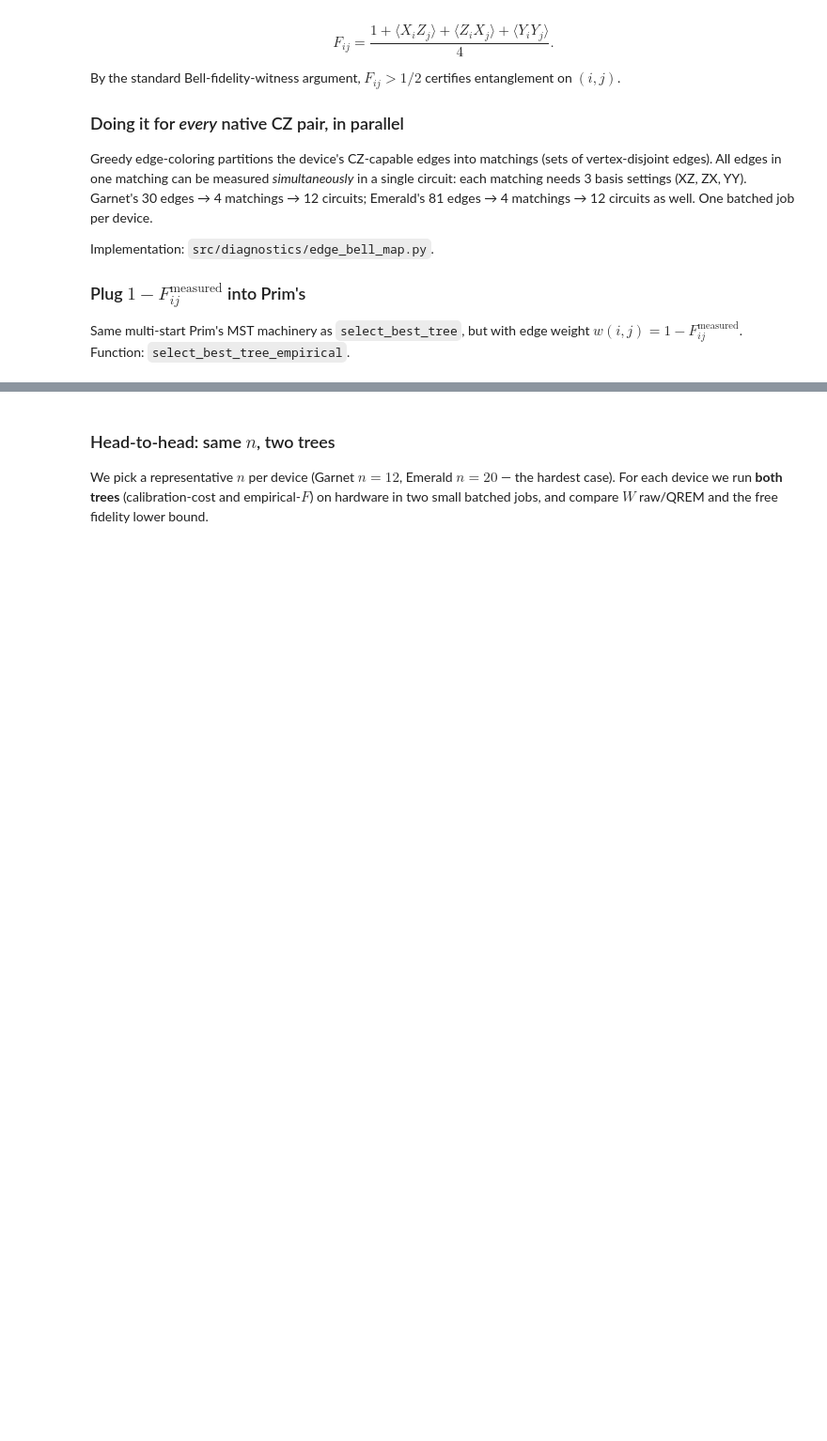
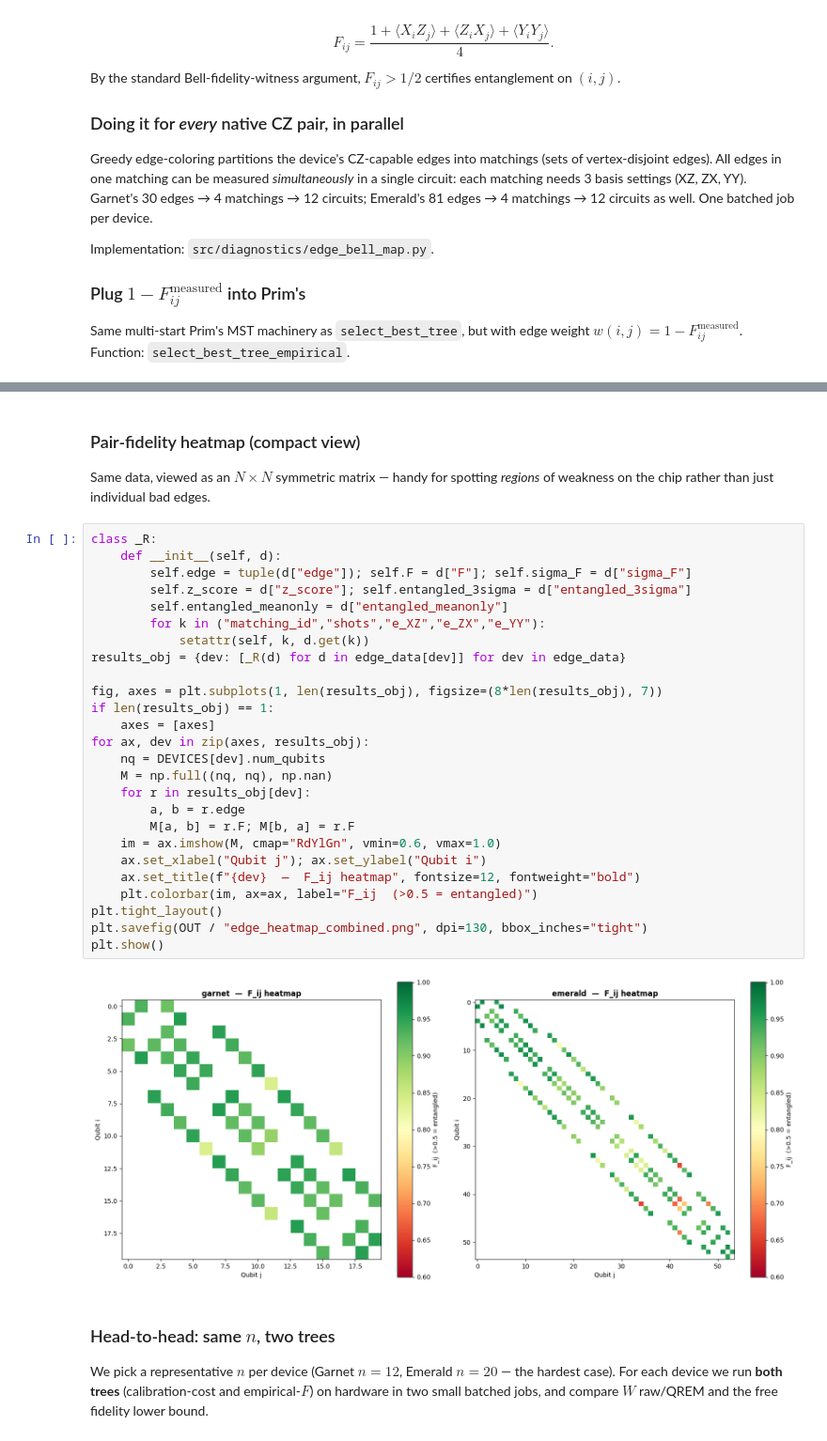
Before and after one commit to GrigoVyd/iqm_qte, a Jupyter notebook: experiments/witness_my_entanglement.ipynb, the cells around one changed output, grey strips where cells are left out. Shown at 94% size. Cells and saved outputs as stored; diff of their text form; blank space fills up the shorter version.

```diff
--- a/experiments/witness_my_entanglement.ipynb
+++ b/experiments/witness_my_entanglement.ipynb
@@ -919,3 +936,36 @@ loaded: ['garnet', 'emerald']
+# %% [markdown]
+### Pair-fidelity heatmap (compact view)
+
+Same data, viewed as an $N\times N$ symmetric matrix — handy for spotting
+*regions* of weakness on the chip rather than just individual bad edges.
+# %%
+class _R:
+    def __init__(self, d):
+        self.edge = tuple(d["edge"]); self.F = d["F"]; self.sigma_F = d["sigma_F"]
+        self.z_score = d["z_score"]; self.entangled_3sigma = d["entangled_3sigma"]
+        self.entangled_meanonly = d["entangled_meanonly"]
+        for k in ("matching_id","shots","e_XZ","e_ZX","e_YY"):
+            setattr(self, k, d.get(k))
+results_obj = {dev: [_R(d) for d in edge_data[dev]] for dev in edge_data}
+
+fig, axes = plt.subplots(1, len(results_obj), figsize=(8*len(results_obj), 7))
+if len(results_obj) == 1:
+    axes = [axes]
+for ax, dev in zip(axes, results_obj):
+    nq = DEVICES[dev].num_qubits
+    M = np.full((nq, nq), np.nan)
+    for r in results_obj[dev]:
+        a, b = r.edge
+        M[a, b] = r.F; M[b, a] = r.F
+    im = ax.imshow(M, cmap="RdYlGn", vmin=0.6, vmax=1.0)
+    ax.set_xlabel("Qubit j"); ax.set_ylabel("Qubit i")
+    ax.set_title(f"{dev}  —  F_ij heatmap", fontsize=12, fontweight="bold")
+    plt.colorbar(im, ax=ax, label="F_ij  (>0.5 = entangled)")
+plt.tight_layout()
+plt.savefig(OUT / "edge_heatmap_combined.png", dpi=130, bbox_inches="tight")
+plt.show()
+# %% [output]
+[figure, added]
 # %% [markdown]
 ### Head-to-head: same $n$, two trees
 
```
Also changed, not shown: parts of 8 cells of this notebook, 15 other files.
